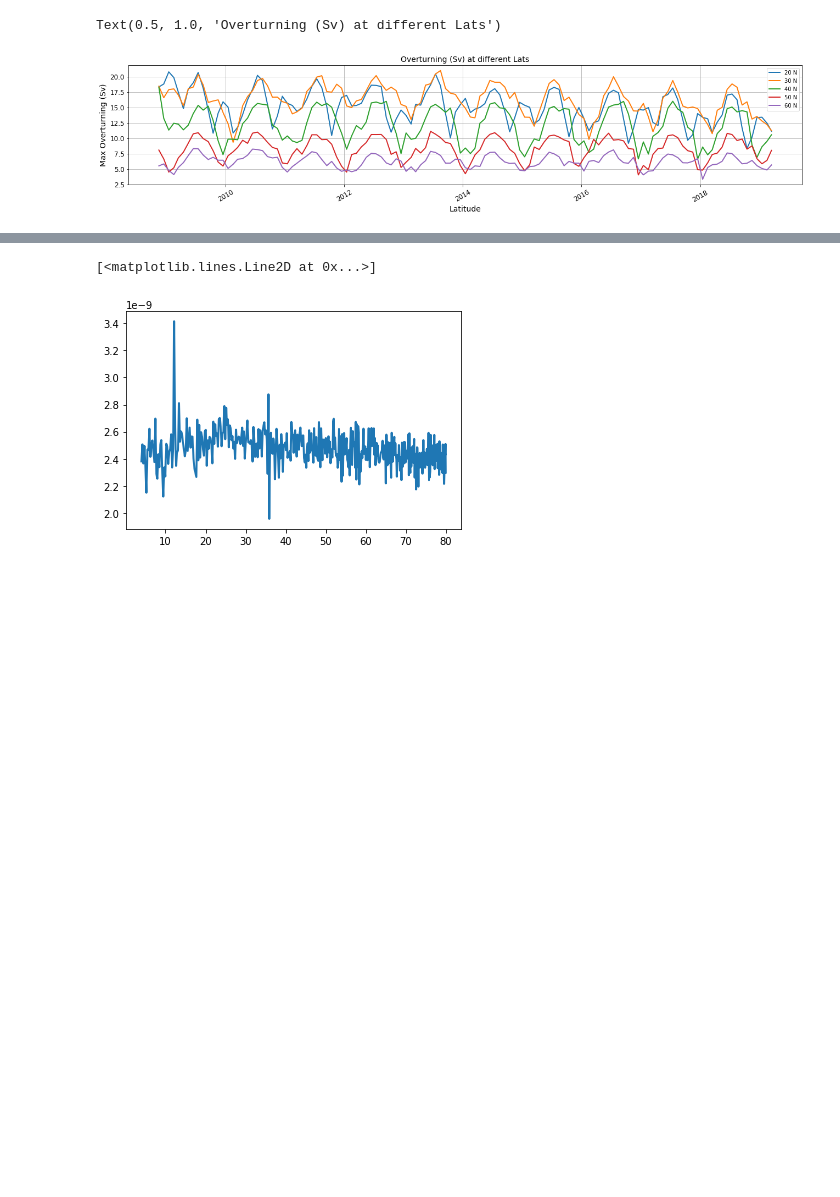
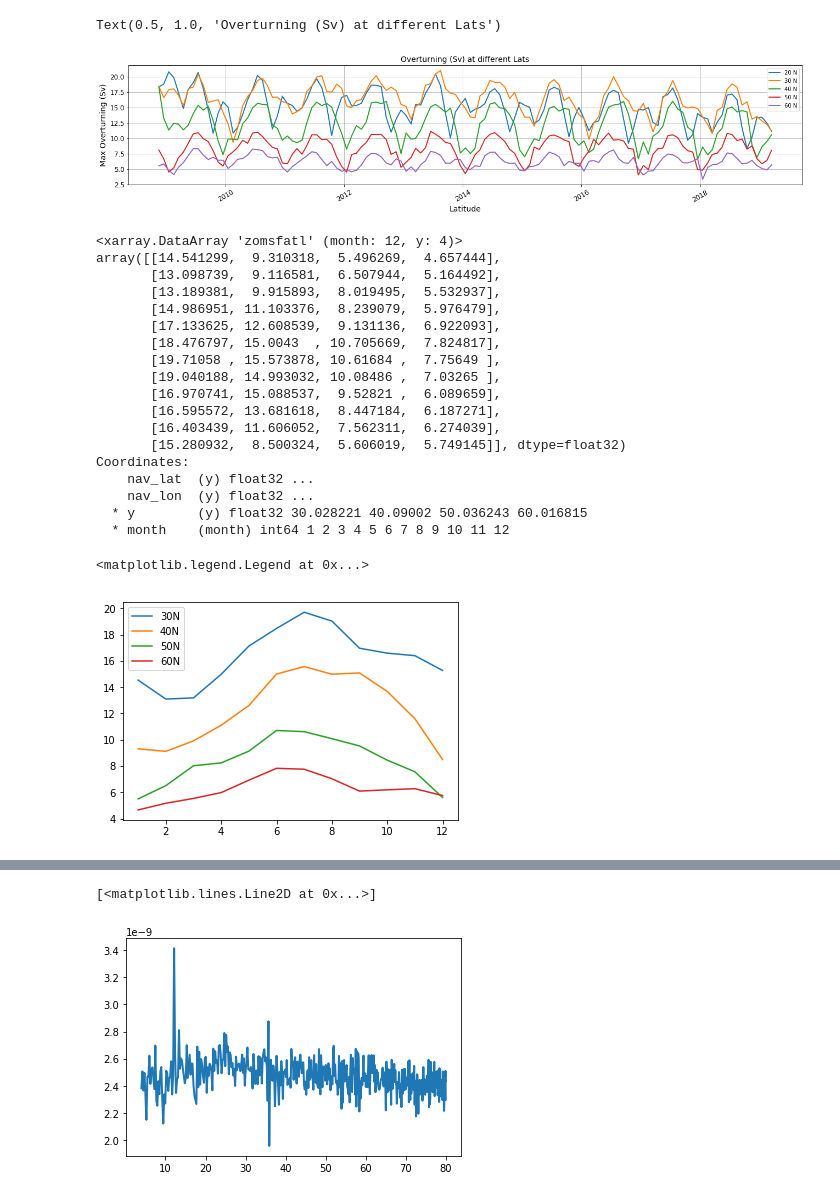
Before and after one commit to hmkhatri/AMOC_Variability_DePreSys_MET, a Jupyter notebook: Notebooks/Initial_Analysis.ipynb, the cells around one changed output, grey strips where cells are left out. Cells and saved outputs as stored; diff of their text form; code cells hidden in the pictures; blank space fills up the shorter version.

```diff
--- a/Notebooks/Initial_Analysis.ipynb
+++ b/Notebooks/Initial_Analysis.ipynb
@@ -338,3 +338,37 @@ plt.title('Overturning (Sv) at different Lats', fontsize=14)
 # %% [output]
 Text(0.5, 1.0, 'Overturning (Sv) at different Lats')
 [figure]
+# %%
+# Climatology Overturning and anomaly
+
+psi_max = ds.zomsfatl.mean(['x', 'r']).max(dim='depthw')
+psi_max = psi_max.assign_coords(y=ds.nav_lat.isel(x=0))
+psi_max = psi_max.sel(y=[30., 40., 50., 60.], method="nearest")
+
+psi_clim = (psi_max).groupby('time_centered.month').mean('time_counter')
+
+print(psi_clim)
+
+plt.plot(psi_clim.month, psi_clim)
+plt.legend(['30N', '40N', '50N' ,'60N'])
+# %% [output]
+<xarray.DataArray 'zomsfatl' (month: 12, y: 4)>
+array([[14.541299,  9.310318,  5.496269,  4.657444],
+       [13.098739,  9.116581,  6.507944,  5.164492],
+       [13.189381,  9.915893,  8.019495,  5.532937],
+       [14.986951, 11.103376,  8.239079,  5.976479],
+       [17.133625, 12.608539,  9.131136,  6.922093],
+       [18.476797, 15.0043  , 10.705669,  7.824817],
+       [19.71058 , 15.573878, 10.61684 ,  7.75649 ],
+       [19.040188, 14.993032, 10.08486 ,  7.03265 ],
+       [16.970741, 15.088537,  9.52821 ,  6.089659],
+       [16.595572, 13.681618,  8.447184,  6.187271],
+       [16.403439, 11.606052,  7.562311,  6.274039],
+       [15.280932,  8.500324,  5.606019,  5.749145]], dtype=float32)
+Coordinates:
+    nav_lat  (y) float32 ...
+    nav_lon  (y) float32 ...
+  * y        (y) float32 30.028221 40.09002 50.036243 60.016815
+  * month    (month) int64 1 2 3 4 5 6 7 8 9 10 11 12
+<matplotlib.legend.Legend at 0x...>
+[figure, added]
```
Also changed, not shown: parts of 10 cells of this notebook.
